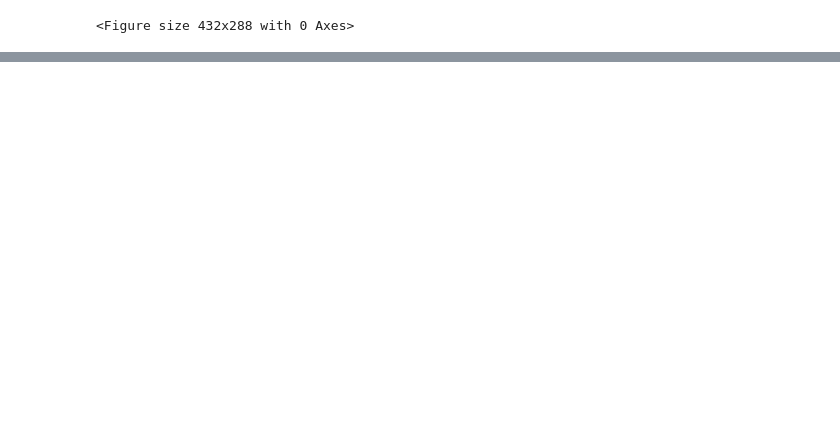
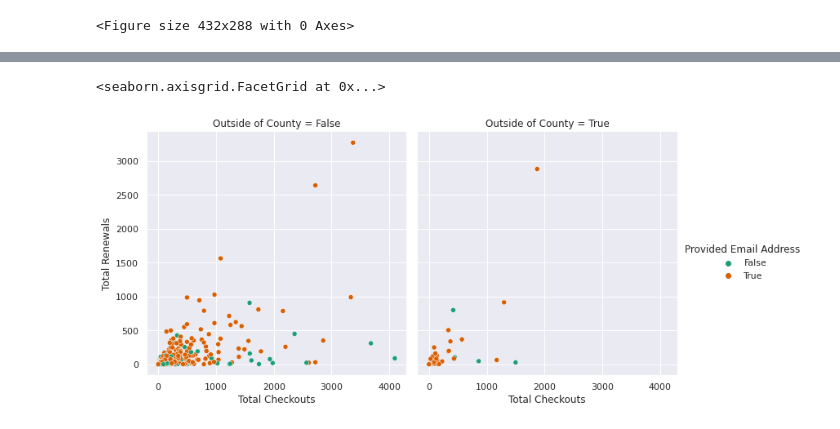
Before and after one commit to Daniela-Mayer/2020-11-30-Data_Librarian_Daniela_Mayer, a Jupyter notebook: Modul_3/notebooks/Plots mit Seaborn.ipynb, the cells around one changed output, grey strips where cells are left out. Cells and saved outputs as stored; diff of their text form; code cells hidden in the pictures; blank space fills up the shorter version.

```diff
--- a/Modul_3/notebooks/Plots mit Seaborn.ipynb
+++ b/Modul_3/notebooks/Plots mit Seaborn.ipynb
@@ -36,0 +45,11 @@ plt.savefig("../data/seaborn_tutorial.png")
+# %%
+#Mit dem Argument "palette" können Farbpaletten für den hue-Parameter ausgewählt werden.
+#(Z.B. die Farben von ColorBrewer). Wichtig ist, die Anzahl der benötigten Farben mitzugeben.
+sns.relplot(x='Total Checkouts', y='Total Renewals',
+            hue='Provided Email Address',
+            col='Outside of County',
+            palette=sns.color_palette('Dark2', 2),
+            data=df)
+# %% [output]
+<seaborn.axisgrid.FacetGrid at 0x...>
+[figure, added]
```
Also changed, not shown: parts of 15 cells of this notebook, 6 other files.
